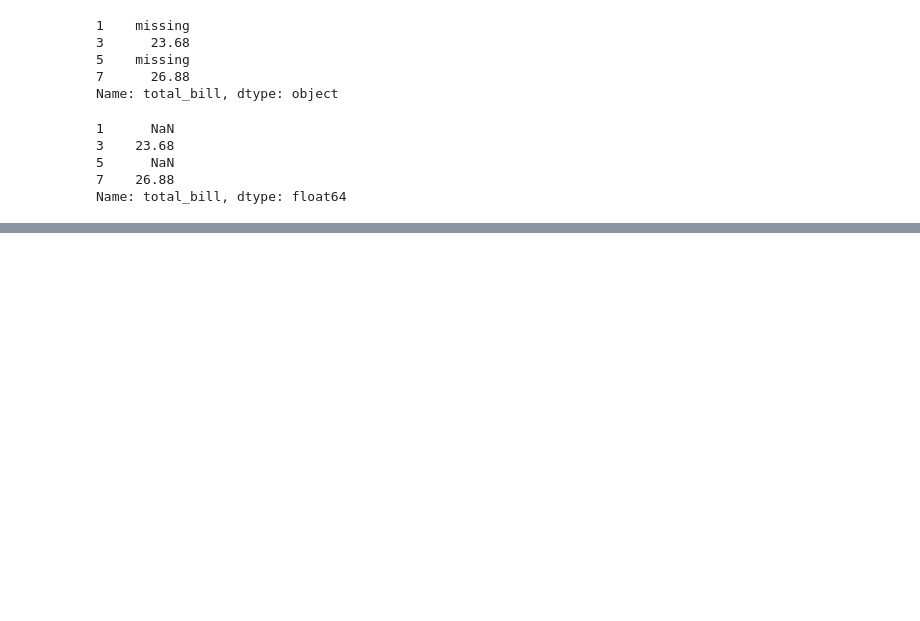
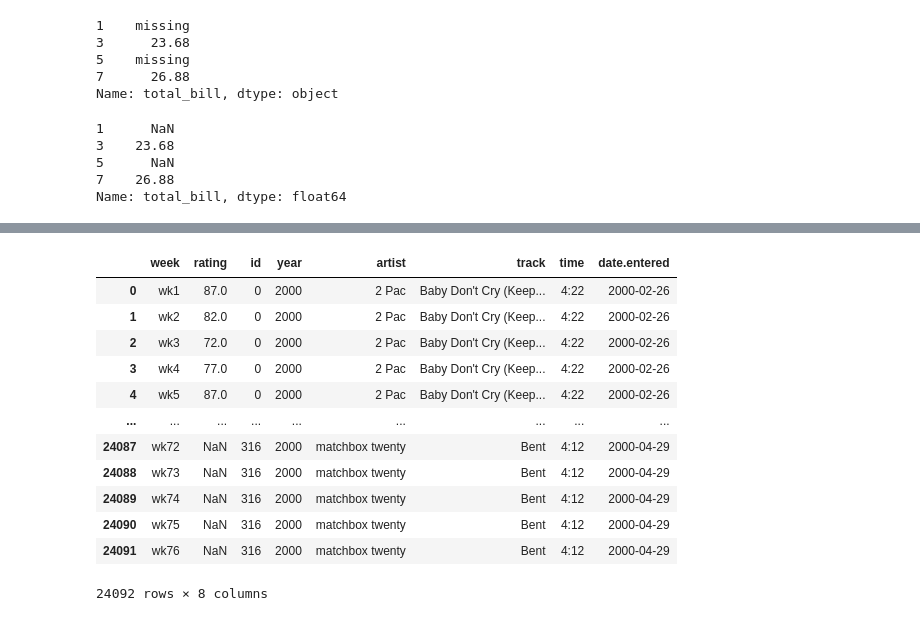
Before and after one commit to Taehwa-kwon/Python, a Jupyter notebook: doit_pandas/notebook/04_practice.ipynb, the cells around one changed output, grey strips where cells are left out. Drawn from its saved outputs; the diff is of its cells as text; code cells hidden in the pictures; blank space fills up the shorter version.

```diff
--- a/doit_pandas/notebook/04_practice.ipynb
+++ b/doit_pandas/notebook/04_practice.ipynb
@@ -206,0 +781,2 @@ pd.to_numeric(tips_missing['total_bill'],errors='coerce',downcast='float') #floa
+# %%
+billboard_ratings.drop(columns=['year','artist','track','time','date.entered'],inplace=True)  #inplace는 원본 삭제해버린다.
@@ -206,0 +795,16 @@ pd.to_numeric(tips_missing['total_bill'],errors='coerce',downcast='float') #floa
+# %%
+billboard_ratings.merge(billboard_songs,on=['id'])
+# %% [output]
+|  | week | rating | id | year | artist | track | time | date.entered |
+| 0 | wk1 | 87.0 | 0 | 2000 | 2 Pac | Baby Don't Cry (Keep... | 4:22 | 2000-02-26 |
+| 1 | wk2 | 82.0 | 0 | 2000 | 2 Pac | Baby Don't Cry (Keep... | 4:22 | 2000-02-26 |
+| 2 | wk3 | 72.0 | 0 | 2000 | 2 Pac | Baby Don't Cry (Keep... | 4:22 | 2000-02-26 |
+| 3 | wk4 | 77.0 | 0 | 2000 | 2 Pac | Baby Don't Cry (Keep... | 4:22 | 2000-02-26 |
+| 4 | wk5 | 87.0 | 0 | 2000 | 2 Pac | Baby Don't Cry (Keep... | 4:22 | 2000-02-26 |
+| ... | ... | ... | ... | ... | ... | ... | ... | ... |
+| 24087 | wk72 | NaN | 316 | 2000 | matchbox twenty | Bent | 4:12 | 2000-04-29 |
+| 24088 | wk73 | NaN | 316 | 2000 | matchbox twenty | Bent | 4:12 | 2000-04-29 |
+| 24089 | wk74 | NaN | 316 | 2000 | matchbox twenty | Bent | 4:12 | 2000-04-29 |
+| 24090 | wk75 | NaN | 316 | 2000 | matchbox twenty | Bent | 4:12 | 2000-04-29 |
+| 24091 | wk76 | NaN | 316 | 2000 | matchbox twenty | Bent | 4:12 | 2000-04-29 |
+24092 rows × 8 columns
```
Also changed, not shown: parts of 71 cells of this notebook, 3 other files.
